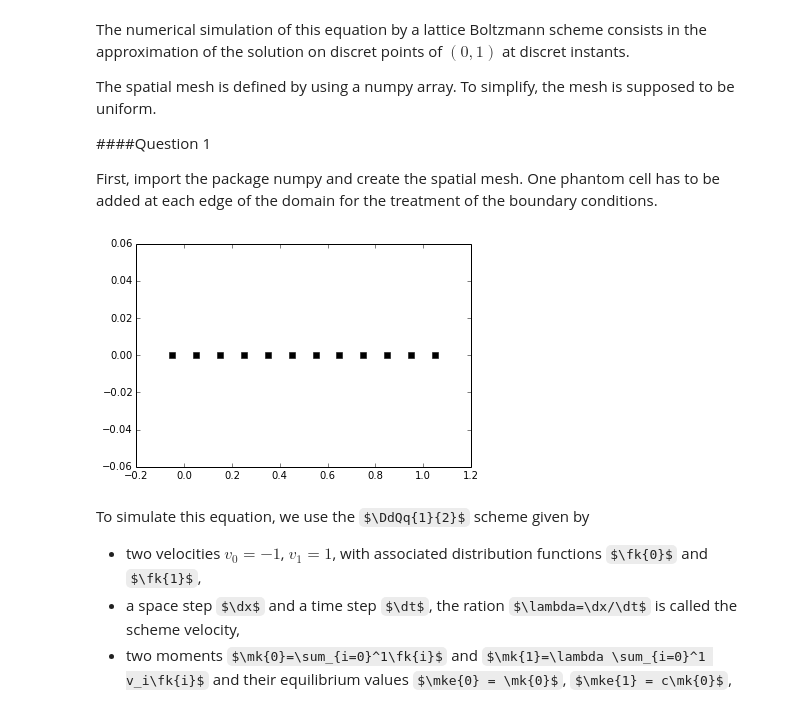
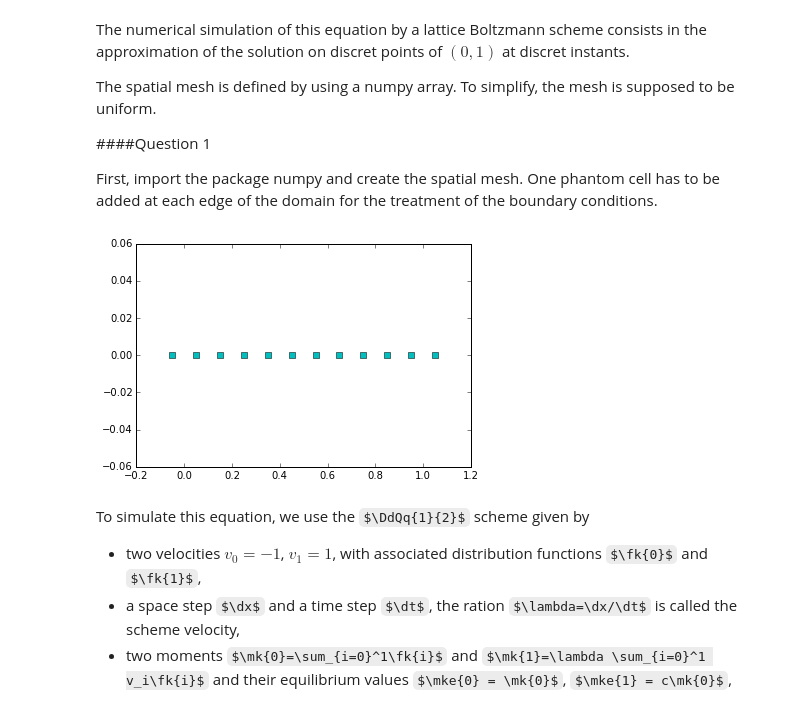
Before and after one commit to gouarin/pylbm_notebook, a Jupyter notebook: 01_first_LBM_for_transport.ipynb, the cells around one changed output. Drawn from its saved outputs; the diff is of its cells as text; code cells hidden in the pictures; some formulas as TeX source.

```diff
--- a/01_first_LBM_for_transport.ipynb
+++ b/01_first_LBM_for_transport.ipynb
@@ -34,21 +34,21 @@ The spatial mesh is defined by using a numpy array. To simplify, the mesh is sup
 
 First, import the package numpy and create the spatial mesh. One phantom cell has to be added at each edge of the domain for the treatment of the boundary conditions.
 # %%
+%matplotlib inline
 import numpy as np
-%matplotlib inline
-import pylab as plt
+import matplotlib.pyplot as plt
 
 def mesh(N):
     xmin, xmax = 0., 1.
     dx = 1./N
     x = np.linspace(xmin-.5*dx, xmax+.5*dx, N+2)
     return x
 
 x = mesh(10)
-plt.plot(x, 0.*x, 'sk')
+plt.plot(x, np.zeros(x.shape), 'sc')
 plt.show()
 # %% [output]
-[figure, old version]
+[figure, new version]
 # %% [markdown]
 To simulate this equation, we use the $\DdQq{1}{2}$ scheme given by
 
```
Also changed, not shown: parts of 6 cells of this notebook, 1 other file.
